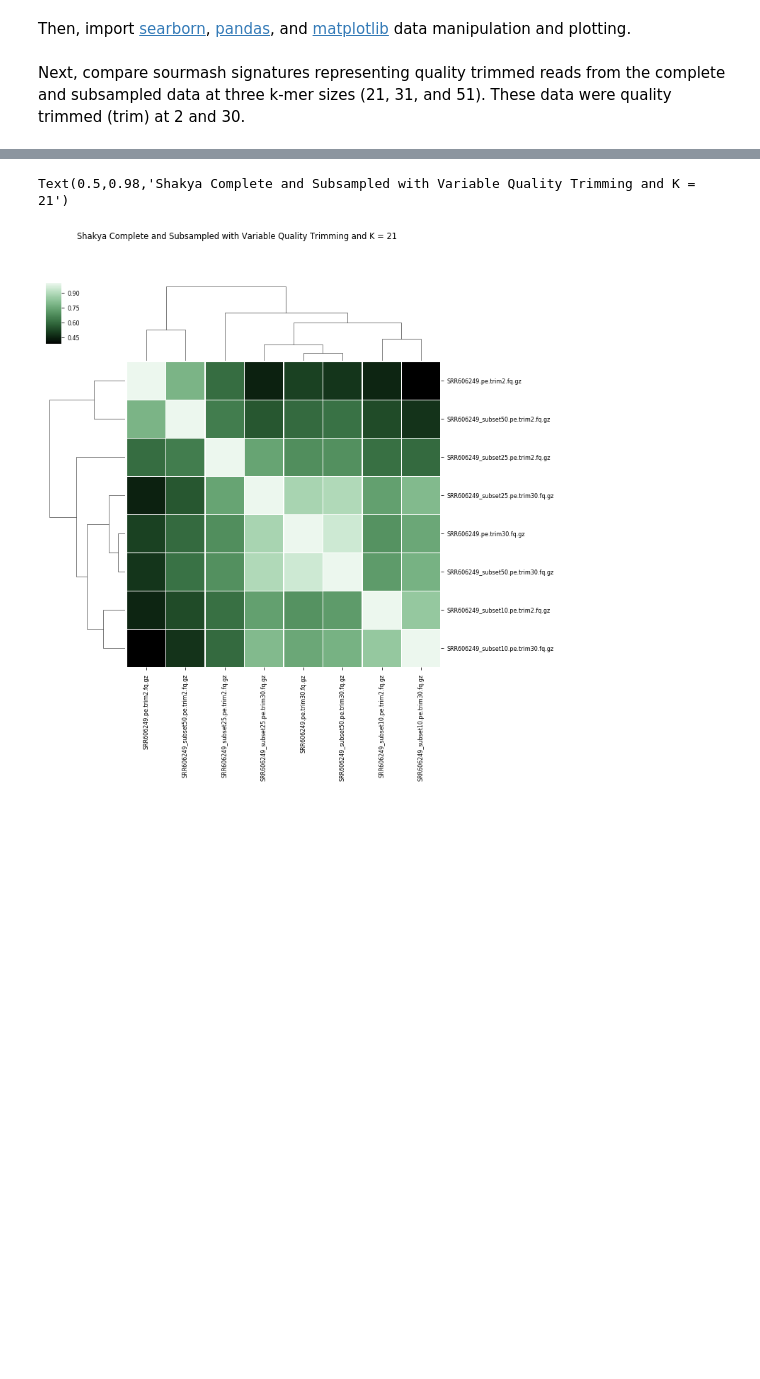
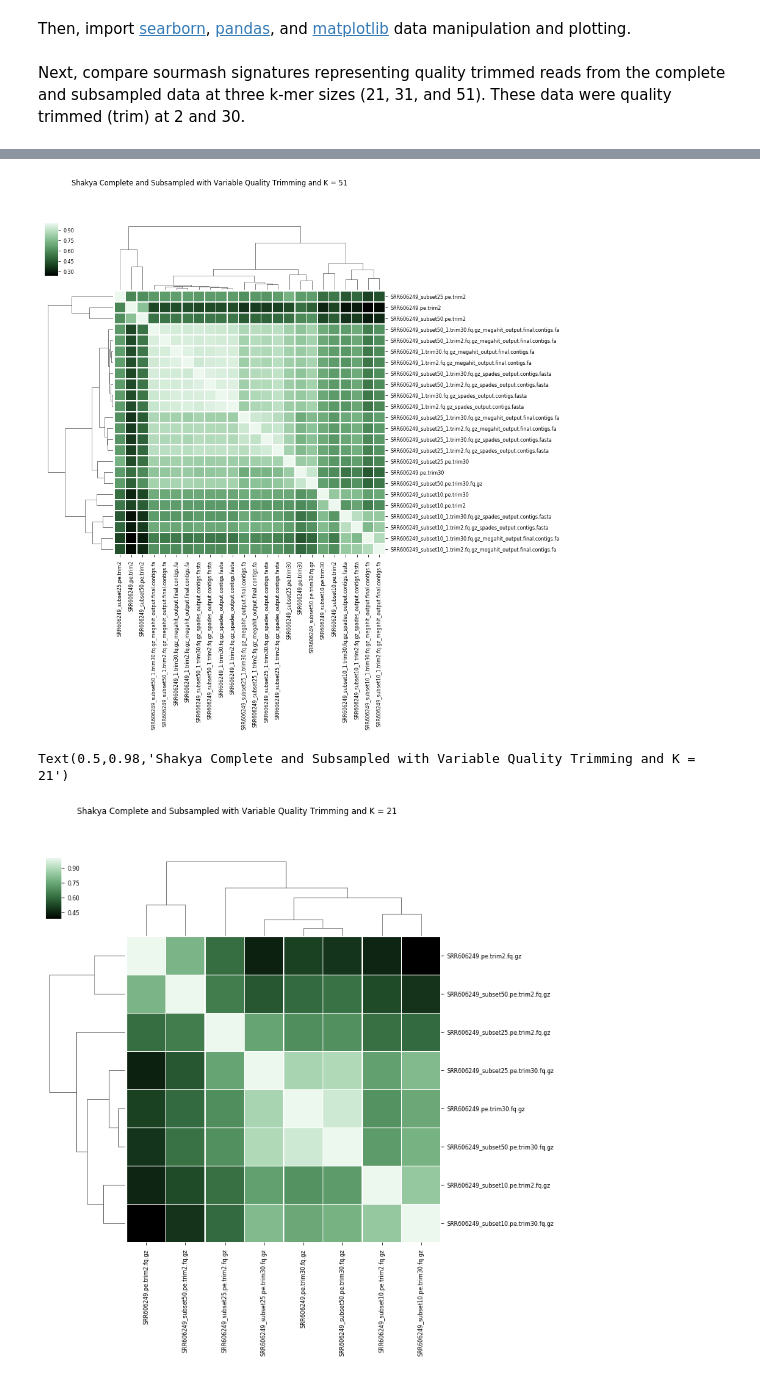
Before and after one commit to dahak-metagenomics/dahak, a Jupyter notebook: workflows/comparison/Metagenome_kmer_content_comparison.ipynb, the cells around one changed output, grey strips where cells are left out. Drawn from its saved outputs; the diff is of its cells as text; code cells hidden in the pictures; blank space fills up the shorter version.

Commit message:
added clustermap for reads and contigs comparison

```diff
--- a/workflows/comparison/Metagenome_kmer_content_comparison.ipynb
+++ b/workflows/comparison/Metagenome_kmer_content_comparison.ipynb
@@ -35,3 +35,23 @@ import pandas as pd
 import matplotlib.pyplot as plt
 # %% [markdown]
 Next, compare sourmash signatures representing quality trimmed reads from the complete and subsampled data at three k-mer sizes (21, 31, and 51). These data were quality trimmed (trim) at 2 and 30.
+# %%
+# k-mer size = 51
+
+df = pd.read_csv("SRR606249.pe.trim2and30_comparison.k51.csv")
+dfnew = df.rename(index=str, columns={'/data/SRR606249.pe.trim2.fq.gz': 'SRR606249.pe.trim2.fq.gz',
+                                      '/data/SRR606249.pe.trim30.fq.gz': 'SRR606249.pe.trim30.fq.gz',
+                                      '/data/SRR606249_subset10.pe.trim2.fq.gz': 'SRR606249_subset10.pe.trim2.fq.gz',
+                                      '/data/SRR606249_subset10.pe.trim30.fq.gz': 'SRR606249_subset10.pe.trim30.fq.gz',
+                                      '/data/SRR606249_subset25.pe.trim2.fq.gz': 'SRR606249_subset25.pe.trim2.fq.gz',
+                                      '/data/SRR606249_subset25.pe.trim30.fq.gz': 'SRR606249_subset25.pe.trim30.fq.gz',
+                                      '/data/SRR606249_subset50.pe.trim2.fq.gz': 'SRR606249_subset50.pe.trim2.fq.gz',
+                                      '/data/SRR606249_subset50.pe.trim30.fq.gz':  'SRR606249_subset50.pe.trim30.fq.gz'})
+dfnew [''] = ("SRR606249.pe.trim2.fq.gz", "SRR606249.pe.trim30.fq.gz", "SRR606249_subset10.pe.trim2.fq.gz", "SRR606249_subset10.pe.trim30.fq.gz", "SRR606249_subset25.pe.trim2.fq.gz", "SRR606249_subset25.pe.trim30.fq.gz", "SRR606249_subset50.pe.trim2.fq.gz", "SRR606249_subset50.pe.trim30.fq.gz")
+output = dfnew.set_index('')
+cmap = sns.cubehelix_palette(8, start=2, rot=0, dark=0, light=.95, reverse=True, as_cmap=True)
+o = sns.clustermap(output, col_cluster=True, row_cluster=True, linewidths=.5, figsize=(10, 10), cmap=cmap)
+o.ax_heatmap.set_yticklabels(o.ax_heatmap.get_yticklabels(), rotation=0)
+sns.set_context('paper')
+o.savefig("clustermap_compare_reads_k51.pdf")
+o.fig.suptitle('Shakya Complete and Subsampled with Variable Quality Trimming and K = 51')
@@ -37,0 +124,61 @@ Next, compare sourmash signatures representing quality trimmed reads from the co
+# %%
+# Reads and contigs k = 51
+df = pd.read_csv("SRR606249.pe.trim2and30_reads_and_contigs_comparison.k51.csv")
+dfnew = df.rename(index=str, columns={'/data/osfstorage/assembly/SRR606249_subset50_1.trim2.fq.gz_megahit_output/final.contigs.fa':'SRR606249_subset50_1.trim2.fq.gz_megahit_output.final.contigs.fa',
+                                      '/data/SRR606249_subset10.pe.trim30.fq.gz':'SRR606249_subset10.pe.trim30',
+                                      '/data/osfstorage/assembly/SRR606249_1.trim30.fq.gz_spades_output/contigs.fasta':'SRR606249_1.trim30.fq.gz_spades_output.contigs.fasta',
+                                      '/data/SRR606249_subset25.pe.trim2.fq.gz':'SRR606249_subset25.pe.trim2',
+                                      '/data/SRR606249.pe.trim30.fq.gz':'SRR606249.pe.trim30',
+                                      '/data/SRR606249.pe.trim2.fq.gz':'SRR606249.pe.trim2',
+                                      '/data/SRR606249_subset50.pe.trim2.fq.gz':'SRR606249_subset50.pe.trim2',
+                                      '/data/osfstorage/assembly/SRR606249_subset25_1.trim2.fq.gz_megahit_output/final.contigs.fa':'SRR606249_subset25_1.trim2.fq.gz_megahit_output.final.contigs.fa',
+                                      '/data/osfstorage/assembly/SRR606249_subset10_1.trim30.fq.gz_spades_output/contigs.fasta':'SRR606249_subset10_1.trim30.fq.gz_spades_output.contigs.fasta',
+                                      '/data/osfstorage/assembly/SRR606249_subset10_1.trim30.fq.gz_megahit_output/final.contigs.fa':'SRR606249_subset10_1.trim30.fq.gz_megahit_output.final.contigs.fa',
+                                      '/data/SRR606249_subset25.pe.trim30.fq.gz':'SRR606249_subset25.pe.trim30',
+                                      '/data/osfstorage/assembly/SRR606249_subset10_1.trim2.fq.gz_spades_output/contigs.fasta':'SRR606249_subset10_1.trim2.fq.gz_spades_output.contigs.fasta',
+                                      '/data/osfstorage/assembly/SRR606249_1.trim2.fq.gz_spades_output/contigs.fasta':'SRR606249_1.trim2.fq.gz_spades_output.contigs.fasta',
+                                      '/data/SRR606249_subset10.pe.trim2.fq.gz':'SRR606249_subset10.pe.trim2',
+                                      '/data/osfstorage/assembly/SRR606249_1.trim30.fq.gz_megahit_output/final.contigs.fa':'SRR606249_1.trim30.fq.gz_megahit_output.final.contigs.fa',
+                                      '/data/osfstorage/assembly/SRR606249_subset25_1.trim30.fq.gz_spades_output/contigs.fasta':'SRR606249_subset25_1.trim30.fq.gz_spades_output.contigs.fasta',
+                                      '/data/osfstorage/assembly/SRR606249_subset50_1.trim30.fq.gz_megahit_output/final.contigs.fa':'SRR606249_subset50_1.trim30.fq.gz_megahit_output.final.contigs.fa',
+                                      '/data/SRR606249_subset50.pe.trim30.fq.gz':'SRR606249_subset50.pe.trim30.fq.gz',
+                                      '/data/osfstorage/assembly/SRR606249_subset25_1.trim2.fq.gz_spades_output/contigs.fasta':'SRR606249_subset25_1.trim2.fq.gz_spades_output.contigs.fasta',
+                                      '/data/osfstorage/assembly/SRR606249_subset50_1.trim2.fq.gz_spades_output/contigs.fasta':'SRR606249_subset50_1.trim2.fq.gz_spades_output.contigs.fasta',
+                                      '/data/osfstorage/assembly/SRR606249_subset10_1.trim2.fq.gz_megahit_output/final.contigs.fa':'SRR606249_subset10_1.trim2.fq.gz_megahit_output.final.contigs.fa',
+                                      '/data/osfstorage/assembly/SRR606249_subset50_1.trim30.fq.gz_spades_output/contigs.fasta':'SRR606249_subset50_1.trim30.fq.gz_spades_output.contigs.fasta',
+                                      '/data/osfstorage/assembly/SRR606249_1.trim2.fq.gz_megahit_output/final.contigs.fa':'SRR606249_1.trim2.fq.gz_megahit_output.final.contigs.fa',
+                                      '/data/osfstorage/assembly/SRR606249_subset25_1.trim30.fq.gz_megahit_output/final.contigs.fa':'SRR606249_subset25_1.trim30.fq.gz_megahit_output.final.contigs.fa'})
+
+dfnew [''] = ('SRR606249_subset50_1.trim2.fq.gz_megahit_output.final.contigs.fa',
+              'SRR606249_subset10.pe.trim30',
+              'SRR606249_1.trim30.fq.gz_spades_output.contigs.fasta',
+              'SRR606249_subset25.pe.trim2',
+              'SRR606249.pe.trim30',
+              'SRR606249.pe.trim2',
+              'SRR606249_subset50.pe.trim2',
+              'SRR606249_subset25_1.trim2.fq.gz_megahit_output.final.contigs.fa',
+              'SRR606249_subset10_1.trim30.fq.gz_spades_output.contigs.fasta',
+              'SRR606249_subset10_1.trim30.fq.gz_megahit_output.final.contigs.fa',
+              'SRR606249_subset25.pe.trim30',
+              'SRR606249_subset10_1.trim2.fq.gz_spades_output.contigs.fasta',
+              'SRR606249_1.trim2.fq.gz_spades_output.contigs.fasta',
+              'SRR606249_subset10.pe.trim2',
+              'SRR606249_1.trim30.fq.gz_megahit_output.final.contigs.fa',
+              'SRR606249_subset25_1.trim30.fq.gz_spades_output.contigs.fasta',
+              'SRR606249_subset50_1.trim30.fq.gz_megahit_output.final.contigs.fa',
+              'SRR606249_subset50.pe.trim30.fq.gz',
+              'SRR606249_subset25_1.trim2.fq.gz_spades_output.contigs.fasta',
+              'SRR606249_subset50_1.trim2.fq.gz_spades_output.contigs.fasta',
+              'SRR606249_subset10_1.trim2.fq.gz_megahit_output.final.contigs.fa',
+              'SRR606249_subset50_1.trim30.fq.gz_spades_output.contigs.fasta',
+              'SRR606249_1.trim2.fq.gz_megahit_output.final.contigs.fa',
+              'SRR606249_subset25_1.trim30.fq.gz_megahit_output.final.contigs.fa')
+
+output = dfnew.set_index('')
+cmap = sns.cubehelix_palette(8, start=2, rot=0, dark=0, light=.95, reverse=True, as_cmap=True)
+o = sns.clustermap(output, col_cluster=True, row_cluster=True, linewidths=.5, figsize=(10, 10), cmap=cmap)
+o.ax_heatmap.set_yticklabels(o.ax_heatmap.get_yticklabels(), rotation=0)
+sns.set_context('paper')
+o.savefig("clustermap_compare_assemblies_k51.pdf")
+o.fig.suptitle('Shakya Complete and Subsampled with Variable Quality Trimming and K = 51')
+# %% [output]
@@ -37,0 +186 @@ Next, compare sourmash signatures representing quality trimmed reads from the co
+[figure, added]
```
Also changed, not shown: parts of 11 cells of this notebook.
